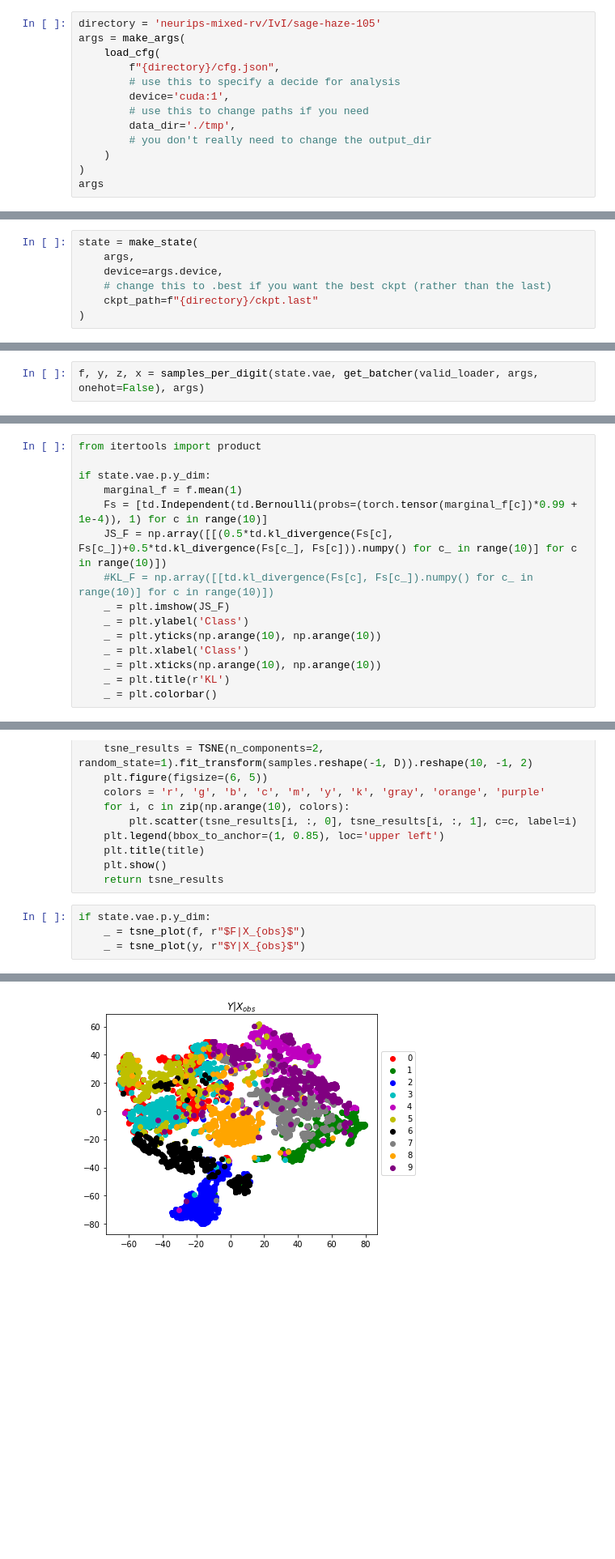
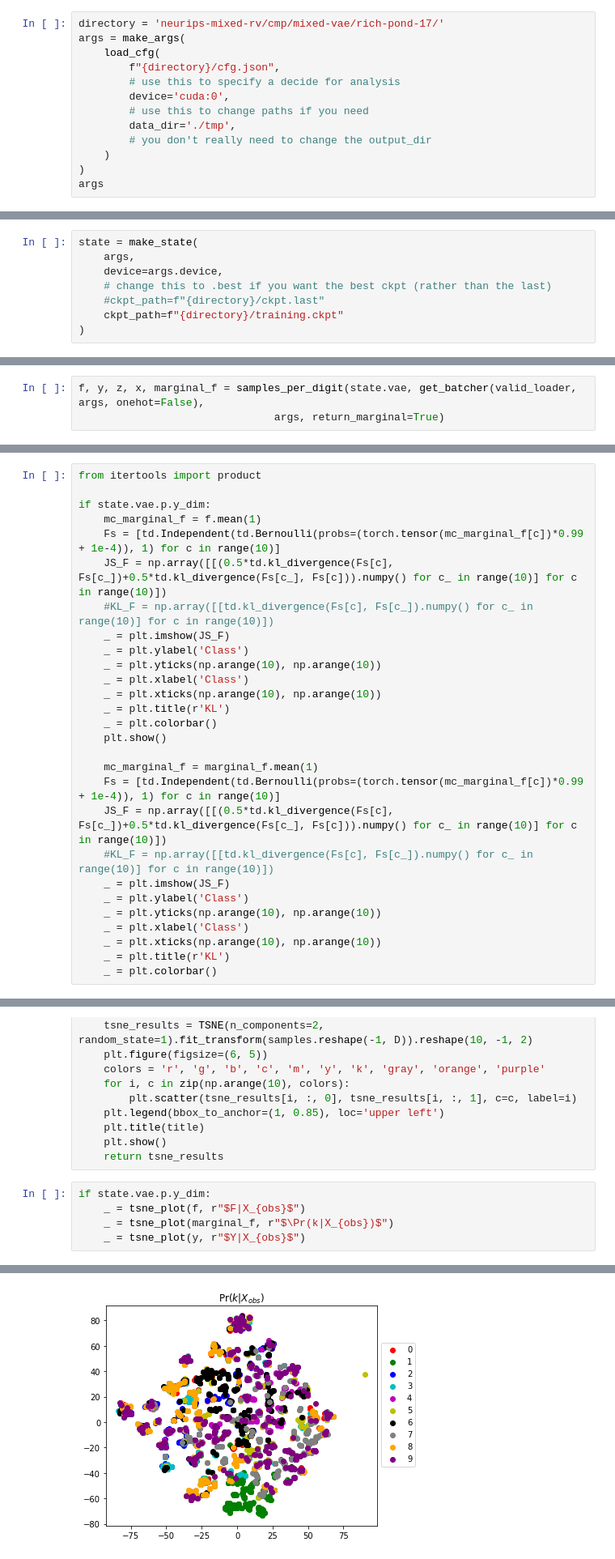
Before and after one commit to probabll/mixed-rv-vae, a Jupyter notebook: analysis.ipynb, the cells around one changed output, grey strips where cells are left out. Shown: that part at 81% size. Drawn from its saved outputs; the diff is of its cells as text; blank space fills up the shorter version.

```diff
--- a/analysis.ipynb
+++ b/analysis.ipynb
@@ -38,12 +35,12 @@ from analysis import compare_marginals, compare_samples
 * Load model state
 * Load MNIST data
 # %%
-directory = 'neurips-mixed-rv/IvI/sage-haze-105'
+directory = 'neurips-mixed-rv/cmp/mixed-vae/rich-pond-17/'
 args = make_args(
     load_cfg(
         f"{directory}/cfg.json",
         # use this to specify a decide for analysis
-        device='cuda:1',
+        device='cuda:0',
         # use this to change paths if you need
         data_dir='./tmp',
         # you don't really need to change the output_dir
@@ -60,7 +62,8 @@ state = make_state(
     args,
     device=args.device,
     # change this to .best if you want the best ckpt (rather than the last)
-    ckpt_path=f"{directory}/ckpt.last"
+    #ckpt_path=f"{directory}/ckpt.last"
+    ckpt_path=f"{directory}/training.ckpt"
 )
 # %%
 train_loader, valid_loader, test_loader = load_mnist(
@@ -219,5 +224,6 @@ compare_samples(state.vae, get_batcher(valid_loader, args), args, N=5, num_figs=
 # %%
 from analysis import samples_per_digit
 # %%
-f, y, z, x = samples_per_digit(state.vae, get_batcher(valid_loader, args, onehot=False), args)
+f, y, z, x, marginal_f = samples_per_digit(state.vae, get_batcher(valid_loader, args, onehot=False),
+                               args, return_marginal=True)
 # %%
@@ -237,8 +250,8 @@ if state.vae.p.y_dim:
 from itertools import product
 
 if state.vae.p.y_dim:
-    marginal_f = f.mean(1)
-    Fs = [td.Independent(td.Bernoulli(probs=(torch.tensor(marginal_f[c])*0.99 + 1e-4)), 1) for c in range(10)]
+    mc_marginal_f = f.mean(1)
+    Fs = [td.Independent(td.Bernoulli(probs=(torch.tensor(mc_marginal_f[c])*0.99 + 1e-4)), 1) for c in range(10)]
     JS_F = np.array([[(0.5*td.kl_divergence(Fs[c], Fs[c_])+0.5*td.kl_divergence(Fs[c_], Fs[c])).numpy() for c_ in range(10)] for c in range(10)])
     #KL_F = np.array([[td.kl_divergence(Fs[c], Fs[c_]).numpy() for c_ in range(10)] for c in range(10)])
     _ = plt.imshow(JS_F)
@@ -248,4 +261,17 @@ if state.vae.p.y_dim:
     _ = plt.xticks(np.arange(10), np.arange(10))
     _ = plt.title(r'KL')
     _ = plt.colorbar()
+    plt.show()
+
+    mc_marginal_f = marginal_f.mean(1)
+    Fs = [td.Independent(td.Bernoulli(probs=(torch.tensor(mc_marginal_f[c])*0.99 + 1e-4)), 1) for c in range(10)]
+    JS_F = np.array([[(0.5*td.kl_divergence(Fs[c], Fs[c_])+0.5*td.kl_divergence(Fs[c_], Fs[c])).numpy() for c_ in range(10)] for c in range(10)])
+    #KL_F = np.array([[td.kl_divergence(Fs[c], Fs[c_]).numpy() for c_ in range(10)] for c in range(10)])
+    _ = plt.imshow(JS_F)
+    _ = plt.ylabel('Class')
+    _ = plt.yticks(np.arange(10), np.arange(10))
+    _ = plt.xlabel('Class')
+    _ = plt.xticks(np.arange(10), np.arange(10))
+    _ = plt.title(r'KL')
+    _ = plt.colorbar()
 # %% [output]
@@ -272,5 +299,6 @@ def tsne_plot(samples, title):
 # %%
 if state.vae.p.y_dim:
     _ = tsne_plot(f, r"$F|X_{obs}$")
+    _ = tsne_plot(marginal_f, r"$\Pr(k|X_{obs})$")
     _ = tsne_plot(y, r"$Y|X_{obs}$")
 # %% [output]
@@ -278 +306 @@ if state.vae.p.y_dim:
-[figure, old version]
+[figure, new version]
```
Also changed, not shown: parts of 19 cells of this notebook, 5 other files.
